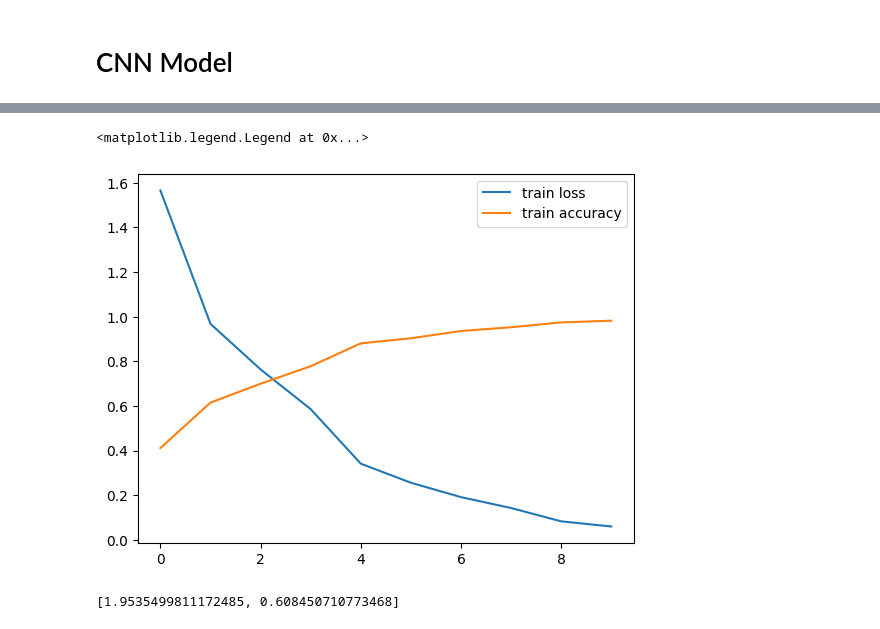
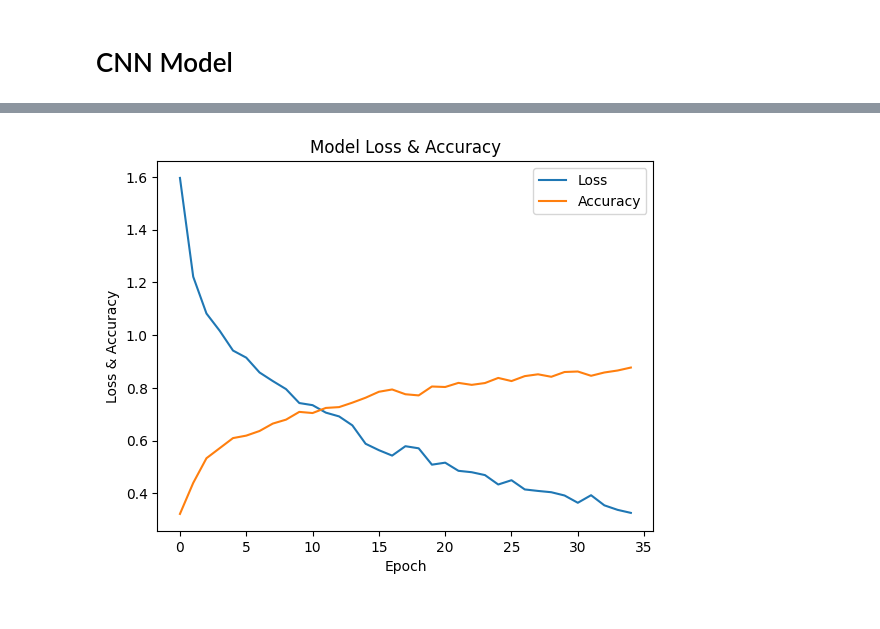
Before and after one commit to LimitMax/sampah-classification, a Jupyter notebook: Sampah Class.ipynb, the cells around one changed output, grey strips where cells are left out. Saved outputs shown, nothing was run; the diff lists cells and outputs as text; code cells hidden in the pictures.

Commit message:
model up

```diff
--- a/Sampah Class.ipynb
+++ b/Sampah Class.ipynb
@@ -91,6 +143,20 @@ model.compile(optimizer='Adam', loss='sparse_categorical_crossentropy', metrics=
+# %%
+# Setup Callback dan Compile
+class myCallback(tf.keras.callbacks.Callback):
+    def on_epoch_end(self, epoch, logs={}):
+        if(logs.get('accuracy')>0.87):
+            print("\nAkurasi telah mencapai >87%!")
+            self.model.stop_training = True
+callbacks = myCallback()
+
+# compile
+model.compile(optimizer='Adam', loss='sparse_categorical_crossentropy', metrics='accuracy')
 # %%
-model.fit_generator(train_generator,epochs=10,
-                                    verbose=1,
-                                    steps_per_epoch = 1932//32,
-                                    callbacks=early_stopping)
+model.fit_generator(
+    train,
+    epochs=100,
+    verbose=1,
+    steps_per_epoch = 1600//32,
+    callbacks=[callbacks]
+)
 # %% [output]
@@ -117,14 +180,12 @@ Epoch 10/10
 <keras.callbacks.History at 0x...>
 # %%
 # plot loss and accuracy
-plt.plot(model.history.history['loss'], label='train loss')
-plt.plot(model.history.history['accuracy'], label='train accuracy')
-plt.legend()
+plt.plot(model.history.history['loss'])
+plt.plot(model.history.history['accuracy'])
+plt.title('Model Loss & Accuracy')
+plt.ylabel('Loss & Accuracy')
+plt.xlabel('Epoch')
+plt.legend(['Loss', 'Accuracy'], loc='upper right')
+plt.show()
 # %% [output]
-<matplotlib.legend.Legend at 0x...>
-[figure, old version]
+[figure, new version]
-# %%
-# evaluate the model
-model.evaluate_generator(test_generator)
-# %% [output]
-[1.9535499811172485, 0.608450710773468]
```
Also changed, not shown: parts of 16 cells of this notebook, 3 other files.
